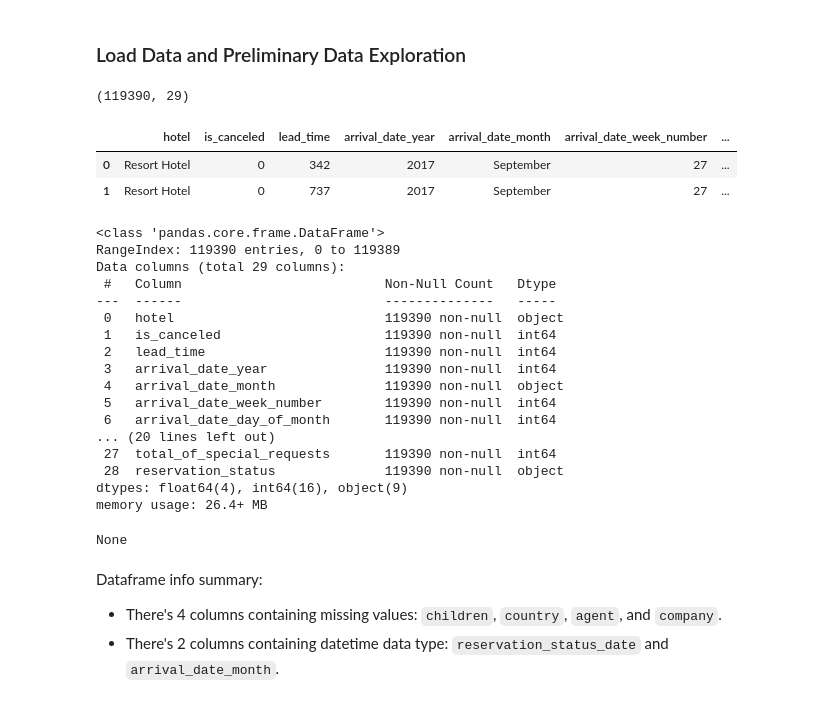
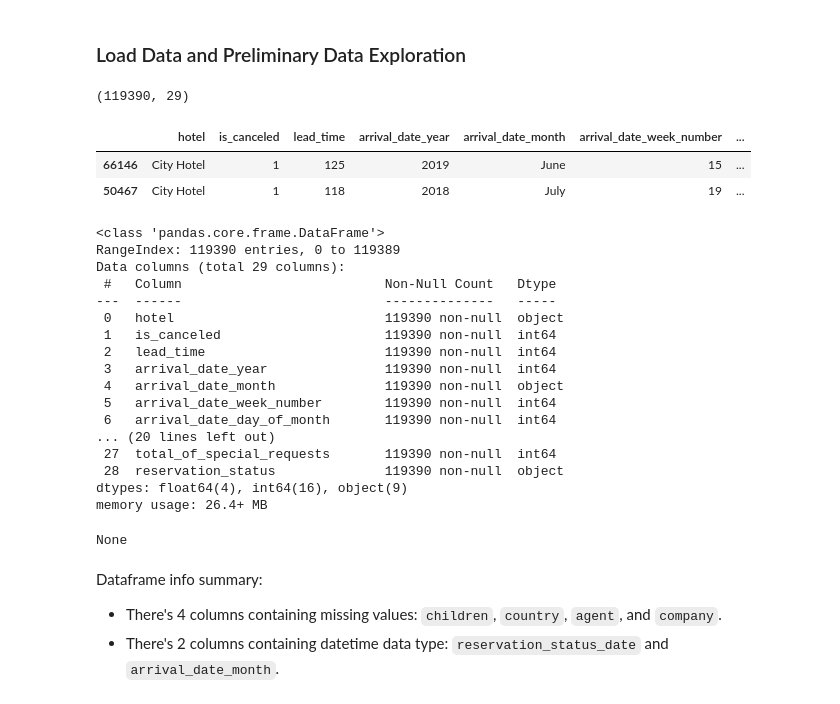
Before and after one commit to azaryasph/Investigate-Hotel-Business-Using-Data-Visualization, a Jupyter notebook: notebook/mini_project2_notebook.ipynb, the cells around one changed output. Drawn from its saved outputs; the diff is of its cells as text; code cells hidden in the pictures.

```diff
--- a/notebook/mini_project2_notebook.ipynb
+++ b/notebook/mini_project2_notebook.ipynb
@@ -34,23 +21,23 @@ warnings.filterwarnings('ignore')
 # %%
 # Importing the hotel bookings data from a CSV file into a pandas DataFrame
 df = pd.read_csv('../data/hotel_bookings_data.csv')
 
 # Setting pandas option to display all columns of the DataFrame when it is printed
 pd.set_option('display.max_columns', None)
 
 # Print the shape of the DataFrame
 print(df.shape)
 
 # Displaying the first 2 rows of the DataFrame for a quick overview of the data
-display(df.head(2))
+display(df.sample(2))
 
 # Displaying a concise summary of the DataFrame including the number of non-null entries in each column
 display(df.info())
 # %% [output]
 (119390, 29)
 |  | hotel | is_canceled | lead_time | arrival_date_year | arrival_date_month | arrival_date_week_number | ... |
-| 0 | Resort Hotel | 0 | 342 | 2017 | September | 27 | ... |
-| 1 | Resort Hotel | 0 | 737 | 2017 | September | 27 | ... |
+| 66146 | City Hotel | 1 | 125 | 2019 | June | 15 | ... |
+| 50467 | City Hotel | 1 | 118 | 2018 | July | 19 | ... |
 <class 'pandas.core.frame.DataFrame'>
 RangeIndex: 119390 entries, 0 to 119389
 Data columns (total 29 columns):
```
Also changed, not shown: parts of 5 cells of this notebook.
